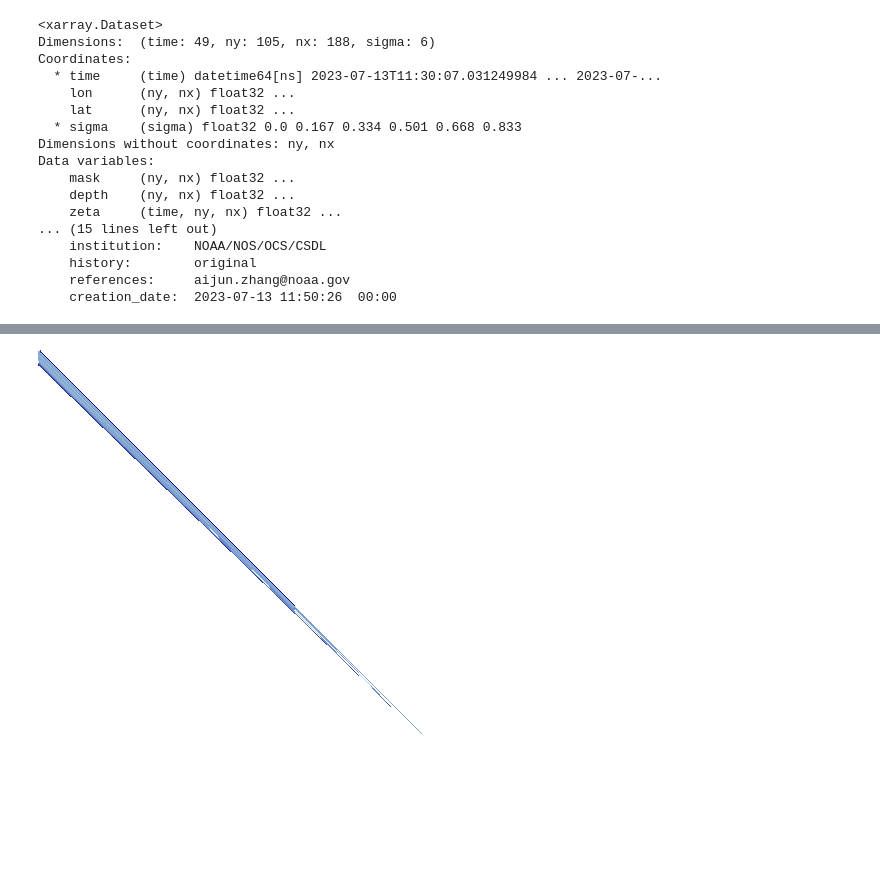
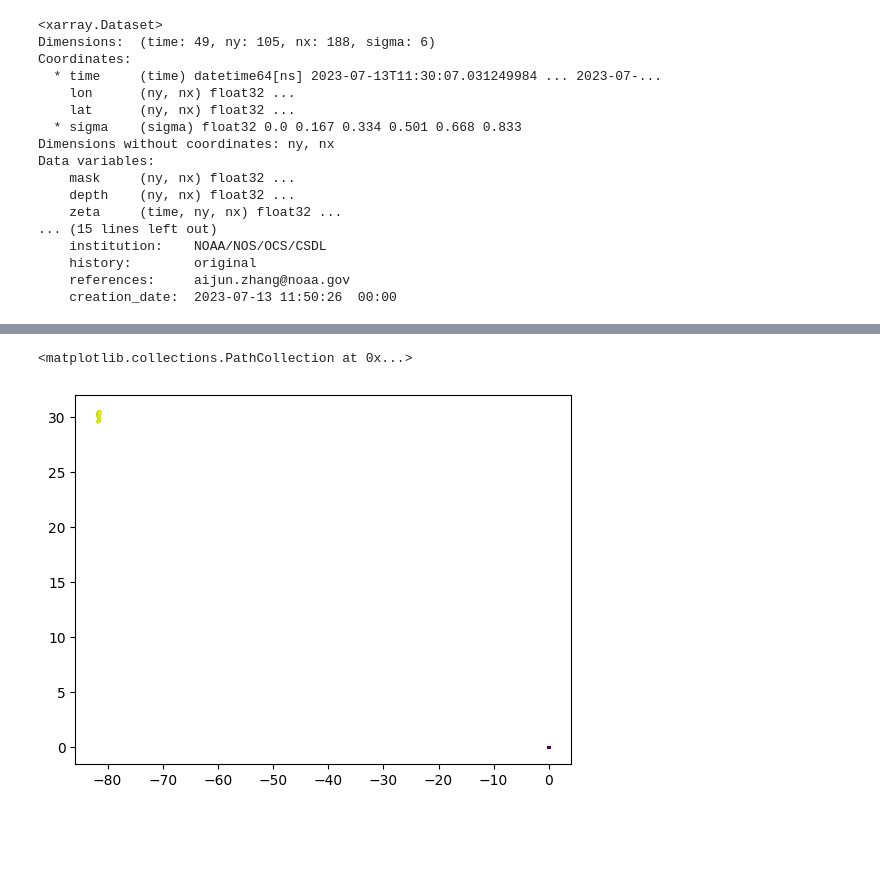
Before and after one commit to mpiannucci/ocean-notebooks, a Jupyter notebook: sjrofs.ipynb, the cells around one changed output, grey strips where cells are left out. Saved outputs shown, nothing was run; the diff lists cells and outputs as text; code cells hidden in the pictures; blank space fills up the shorter version.

Commit message:
sjrofs coords

```diff
--- a/sjrofs.ipynb
+++ b/sjrofs.ipynb
@@ -47,30 +38,6 @@ plt.colorbar()
-# %%
-import datashader as dsh
-import datashader.transfer_functions as tf
-
-min_lon = ds.lon.min().values.item()
-max_lon = ds.lon.max().values.item()
-min_lat = ds.lat.min().values.item()
-max_lat = ds.lat.max().values.item()
-
-cvs = dsh.Canvas(
-            plot_height=512,
-            plot_width=512,
-            x_range=(min_lon, max_lon),
-            y_range=(min_lat, max_lat),
-)
-
-mask = xr.where(ds.mask, True, False)
-da = ds.temp.isel(time=0, sigma=0)
-da = da.assign_coords(longitude=ds.lon, latitude=ds.lat)
-
-tf.shade(
-            cvs.quadmesh(
-                da,
-                x='longitude',
-                y='latitude',
-            ),
-            how="linear",
-        )
-# %% [output]
-[figure, removed]
+# %%
+da[mask == 0] = 5
+plt.scatter(lon, lat, c=da, s=1)
+# %% [output]
+<matplotlib.collections.PathCollection at 0x...>
+[figure, added]
```
Also changed, not shown: parts of 2 cells of this notebook.
